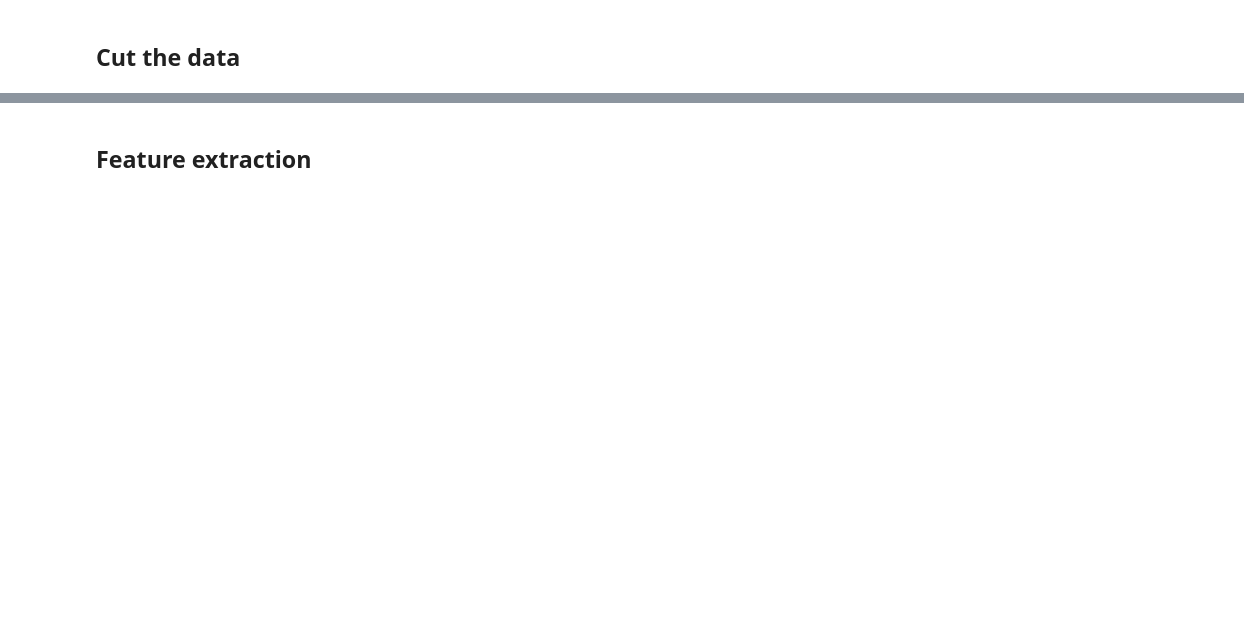
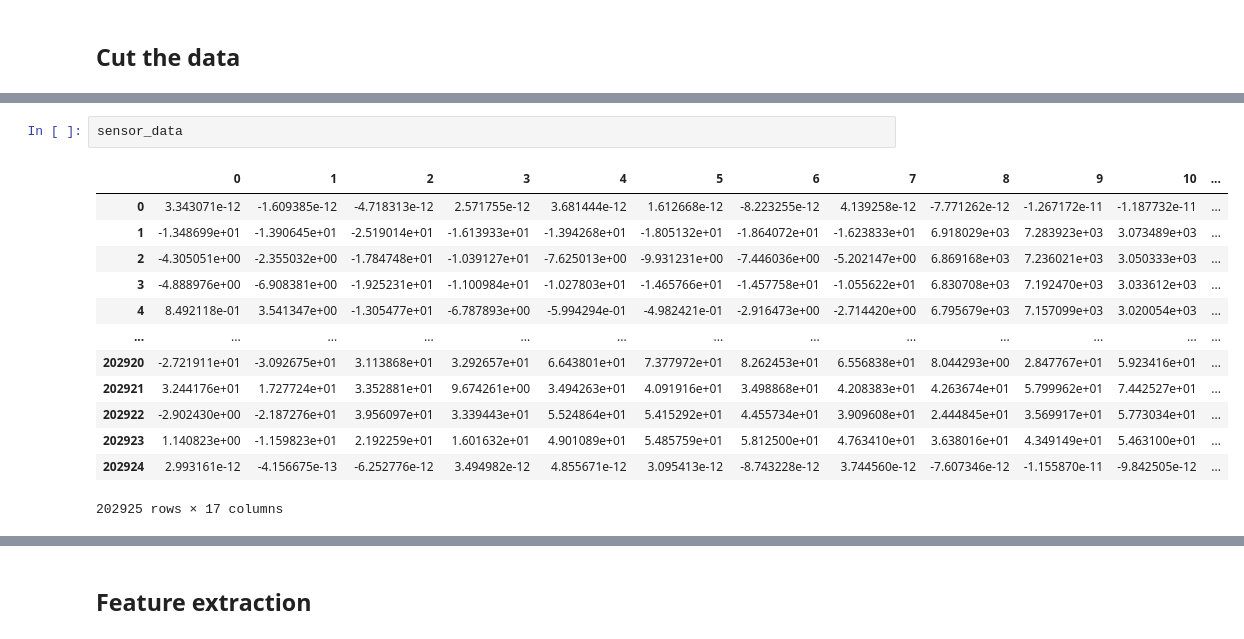
Before and after one commit to davidvblumenthal/nourriture_cEEG, a Jupyter notebook: EEG-Preprocessing-Template.ipynb, the cells around one changed output, grey strips where cells are left out. Drawn from its saved outputs; the diff is of its cells as text; blank space fills up the shorter version.

```diff
--- a/EEG-Preprocessing-Template.ipynb
+++ b/EEG-Preprocessing-Template.ipynb
@@ -225,0 +194,16 @@ See the caveats in the documentation: https://pandas.pydata.org/pandas-docs/stab
+# %%
+sensor_data
+# %% [output]
+|  | 0 | 1 | 2 | 3 | 4 | 5 | 6 | 7 | 8 | 9 | 10 | ... |
+| 0 | 3.343071e-12 | -1.609385e-12 | -4.718313e-12 | 2.571755e-12 | 3.681444e-12 | 1.612668e-12 | -8.223255e-12 | 4.139258e-12 | -7.771262e-12 | -1.267172e-11 | -1.187732e-11 | ... |
+| 1 | -1.348699e+01 | -1.390645e+01 | -2.519014e+01 | -1.613933e+01 | -1.394268e+01 | -1.805132e+01 | -1.864072e+01 | -1.623833e+01 | 6.918029e+03 | 7.283923e+03 | 3.073489e+03 | ... |
+| 2 | -4.305051e+00 | -2.355032e+00 | -1.784748e+01 | -1.039127e+01 | -7.625013e+00 | -9.931231e+00 | -7.446036e+00 | -5.202147e+00 | 6.869168e+03 | 7.236021e+03 | 3.050333e+03 | ... |
+| 3 | -4.888976e+00 | -6.908381e+00 | -1.925231e+01 | -1.100984e+01 | -1.027803e+01 | -1.465766e+01 | -1.457758e+01 | -1.055622e+01 | 6.830708e+03 | 7.192470e+03 | 3.033612e+03 | ... |
+| 4 | 8.492118e-01 | 3.541347e+00 | -1.305477e+01 | -6.787893e+00 | -5.994294e-01 | -4.982421e-01 | -2.916473e+00 | -2.714420e+00 | 6.795679e+03 | 7.157099e+03 | 3.020054e+03 | ... |
+| ... | ... | ... | ... | ... | ... | ... | ... | ... | ... | ... | ... | ... |
+| 202920 | -2.721911e+01 | -3.092675e+01 | 3.113868e+01 | 3.292657e+01 | 6.643801e+01 | 7.377972e+01 | 8.262453e+01 | 6.556838e+01 | 8.044293e+00 | 2.847767e+01 | 5.923416e+01 | ... |
+| 202921 | 3.244176e+01 | 1.727724e+01 | 3.352881e+01 | 9.674261e+00 | 3.494263e+01 | 4.091916e+01 | 3.498868e+01 | 4.208383e+01 | 4.263674e+01 | 5.799962e+01 | 7.442527e+01 | ... |
+| 202922 | -2.902430e+00 | -2.187276e+01 | 3.956097e+01 | 3.339443e+01 | 5.524864e+01 | 5.415292e+01 | 4.455734e+01 | 3.909608e+01 | 2.444845e+01 | 3.569917e+01 | 5.773034e+01 | ... |
+| 202923 | 1.140823e+00 | -1.159823e+01 | 2.192259e+01 | 1.601632e+01 | 4.901089e+01 | 5.485759e+01 | 5.812500e+01 | 4.763410e+01 | 3.638016e+01 | 4.349149e+01 | 5.463100e+01 | ... |
+| 202924 | 2.993161e-12 | -4.156675e-13 | -6.252776e-12 | 3.494982e-12 | 4.855671e-12 | 3.095413e-12 | -8.743228e-12 | 3.744560e-12 | -7.607346e-12 | -1.155870e-11 | -9.842505e-12 | ... |
+202925 rows × 17 columns
```
Also changed, not shown: parts of 16 cells of this notebook, 2 other files.
